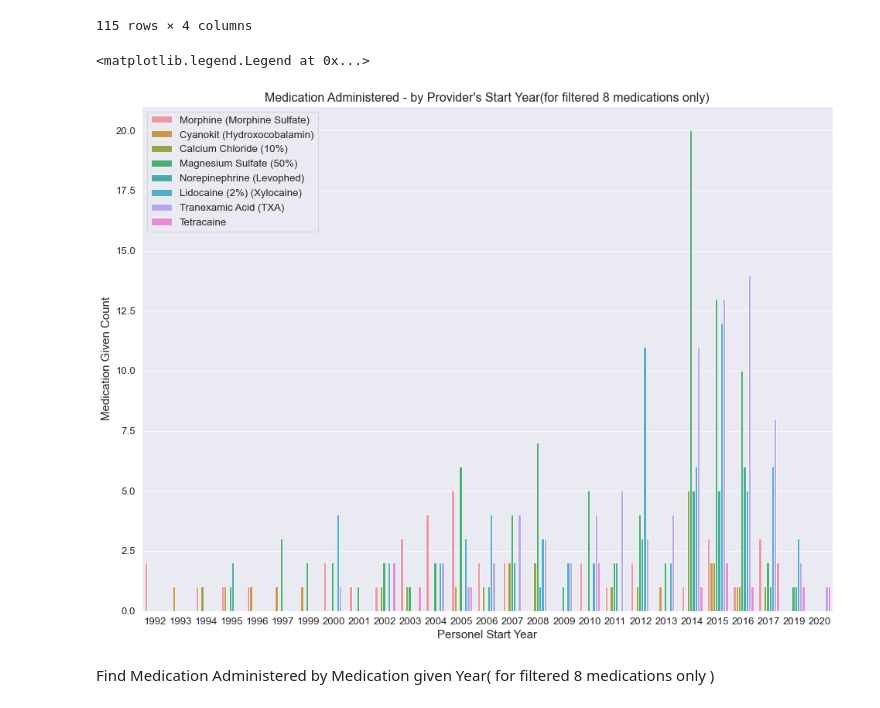
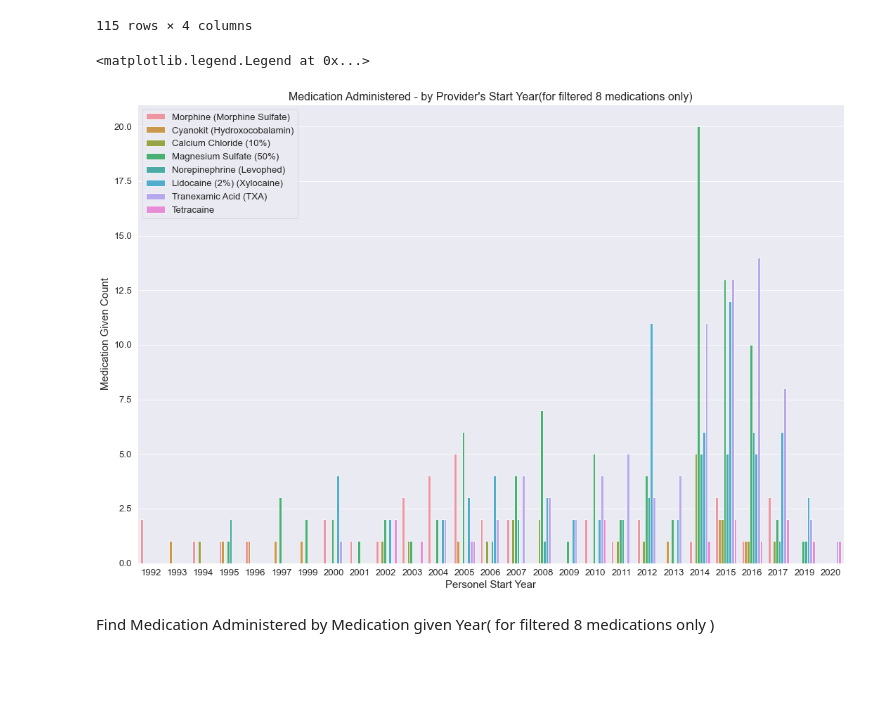
Before and after one commit to data-rescue/ems-analytics, a Jupyter notebook: notebooks/20210323-au-medication-tenure-relation.ipynb, the cells around one changed output. Saved outputs shown, nothing was run; the diff lists cells and outputs as text; code cells hidden in the pictures; blank space fills up the shorter version.

Commit message:
modified notebook graphics

```diff
--- a/notebooks/20210323-au-medication-tenure-relation.ipynb
+++ b/notebooks/20210323-au-medication-tenure-relation.ipynb
@@ -980,24 +990,25 @@ dfMedPatientReducedByMedGivenTenureYears_FilteredPvt
 | 114 | 27.0 | 7052 | Morphine (Morphine Sulfate) | 2 |
 115 rows × 4 columns
 # %%
-sns.color_palette("RdBu", 10)
+##sns.color_palette("RdBu", 10)
+sns.color_palette("BuPu", 10)
 
-plt.figure(figsize=(16,12))
+plt.figure(figsize=(18,12))
 sns.set_color_codes("pastel")
 sns.set_context("paper", font_scale=1.5)
 ax = sns.barplot(y="MedGiven_Count", x="PersonelStartYear",
     data=dfMedPatientReducedByStartYear_FilteredPvt,
     ci=None, hue= "Medication_Given_Description")
 ax.set_xlabel("MedGiven_Count")
-plt.rcParams["axes.labelsize"] = 8
+plt.rcParams["axes.labelsize"] = 6
 plt.ylabel("Medication Given Count", size=15)
 plt.xlabel("Personel Start Year", size=15)
 plt.title("Medication Administered - by Provider's Start Year(for filtered 8 medications only)", size=16)
 plt.legend(loc='upper left')
 ##plt.savefig("barplot_MedicationGiven_byPersonalStartYear.png")
 # %% [output]
 <matplotlib.legend.Legend at 0x...>
-[figure, old version]
+[figure, new version]
 # %% [markdown]
 Find Medication Administered by Medication given Year( for filtered 8 medications only )
 # %%
```
Also changed, not shown: parts of 8 cells of this notebook.
